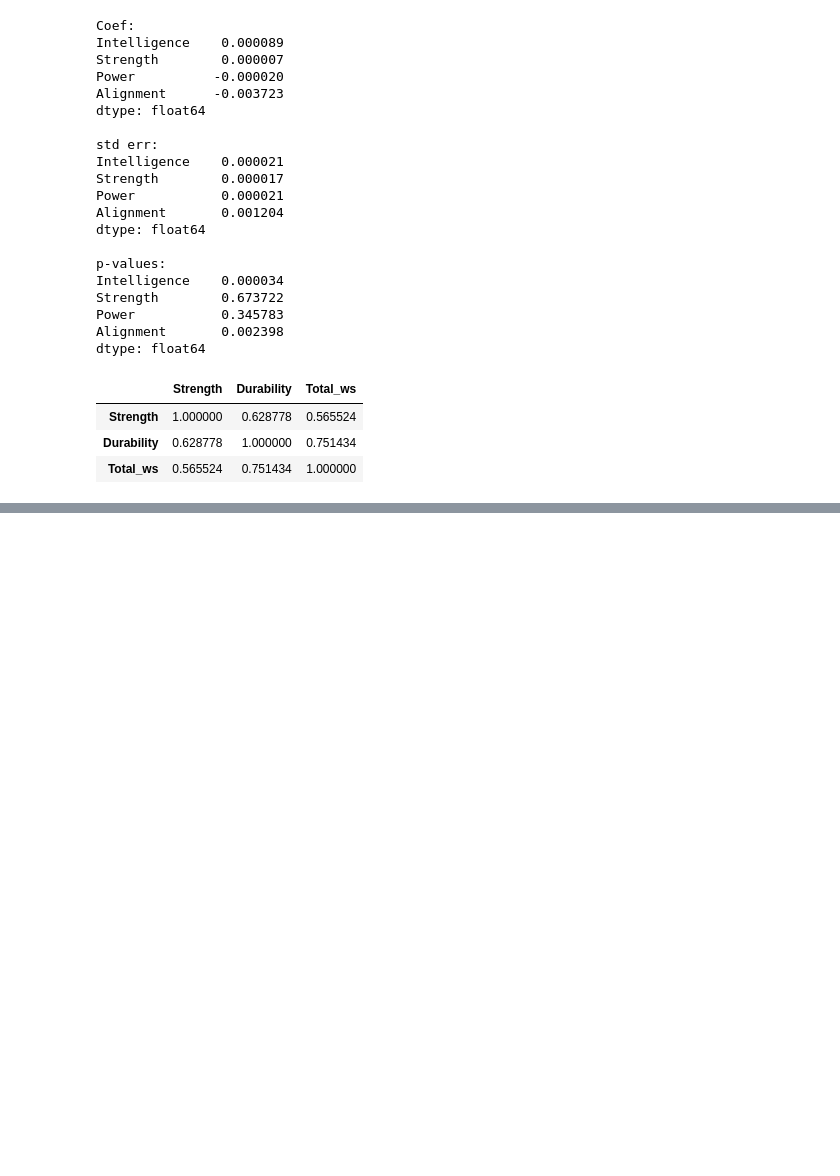
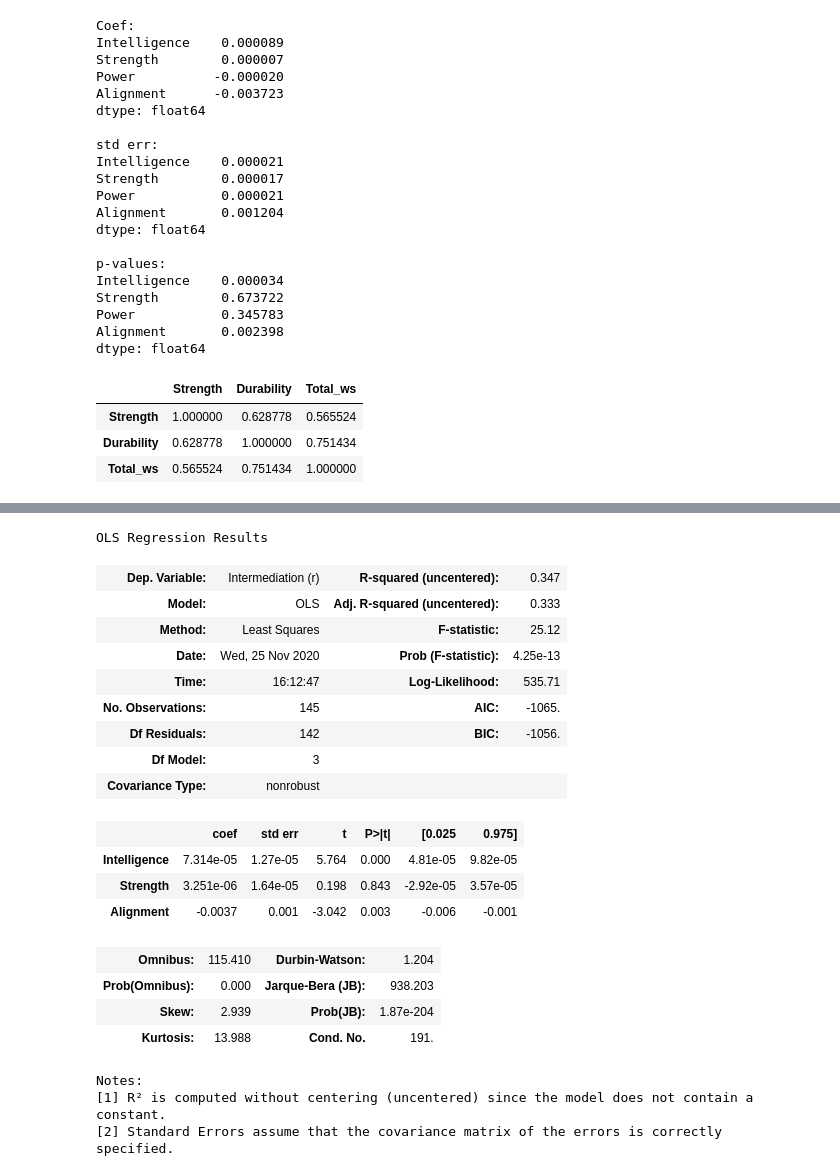
Before and after one commit to Pellizzon/MarvelRedesSociais, a Jupyter notebook: allCharacters_thres30/analise.ipynb, the cells around one changed output, grey strips where cells are left out. Saved outputs shown, nothing was run; the diff lists cells and outputs as text; code cells hidden in the pictures; blank space fills up the shorter version.

```diff
--- a/allCharacters_thres30/analise.ipynb
+++ b/allCharacters_thres30/analise.ipynb
@@ -148,0 +130,26 @@ semi_df.sort_values(by='Intermediation (r)', ascending=True).head(50)
+# %%
+model = sm.OLS(semi_df['Intermediation (r)'], semi_df[['Intelligence', 'Strength', 'Alignment']])
+result = model.fit()
+result.summary()
+# %% [output]
+OLS Regression Results
+| Dep. Variable: | Intermediation (r) | R-squared (uncentered): | 0.347 |
+| Model: | OLS | Adj. R-squared (uncentered): | 0.333 |
+| Method: | Least Squares | F-statistic: | 25.12 |
+| Date: | Wed, 25 Nov 2020 | Prob (F-statistic): | 4.25e-13 |
+| Time: | 16:12:47 | Log-Likelihood: | 535.71 |
+| No. Observations: | 145 | AIC: | -1065. |
+| Df Residuals: | 142 | BIC: | -1056. |
+| Df Model: | 3 |  |  |
+| Covariance Type: | nonrobust |  |  |
+|  | coef | std err | t | P>|t| | [0.025 | 0.975] |
+| Intelligence | 7.314e-05 | 1.27e-05 | 5.764 | 0.000 | 4.81e-05 | 9.82e-05 |
+| Strength | 3.251e-06 | 1.64e-05 | 0.198 | 0.843 | -2.92e-05 | 3.57e-05 |
+| Alignment | -0.0037 | 0.001 | -3.042 | 0.003 | -0.006 | -0.001 |
+| Omnibus: | 115.410 | Durbin-Watson: | 1.204 |
+| Prob(Omnibus): | 0.000 | Jarque-Bera (JB): | 938.203 |
+| Skew: | 2.939 | Prob(JB): | 1.87e-204 |
+| Kurtosis: | 13.988 | Cond. No. | 191. |
+Notes:
+[1] R² is computed without centering (uncentered) since the model does not contain a constant.
+[2] Standard Errors assume that the covariance matrix of the errors is correctly specified.
```
Also changed, not shown: parts of 5 cells of this notebook, 2 other files.
